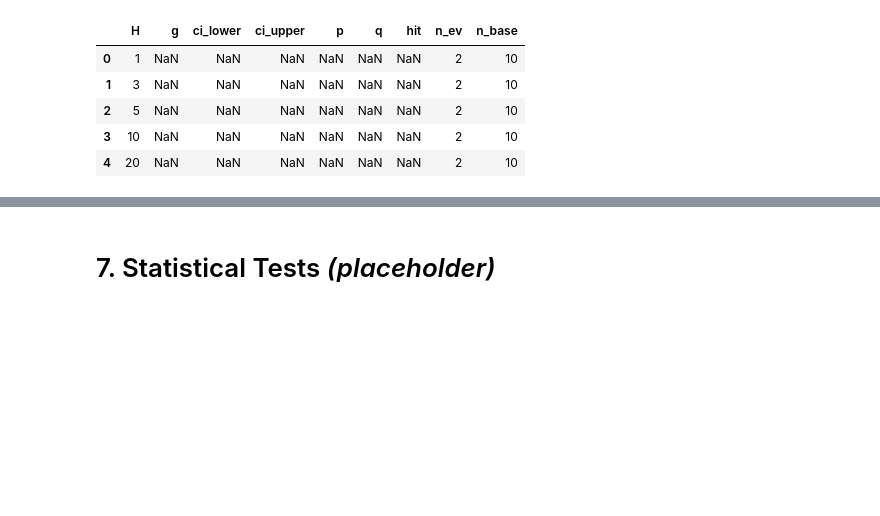
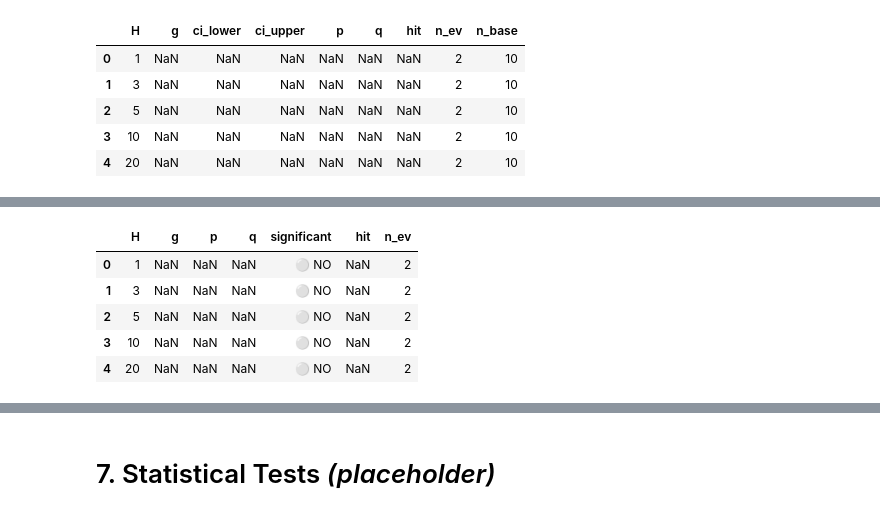
Before and after one commit to brukemekonnen17/stock_for_fun, a Jupyter notebook: Analyst_Trade_Study.ipynb, the cells around one changed output, grey strips where cells are left out. Saved outputs shown, nothing was run; the diff lists cells and outputs as text; code cells hidden in the pictures; blank space fills up the shorter version.

```diff
--- a/Analyst_Trade_Study.ipynb
+++ b/Analyst_Trade_Study.ipynb
@@ -1117,6 +1469,8 @@ def market_model_alpha_beta(df: pd.DataFrame, event_t, bm_ret: pd.Series = None)
     """
     Fit market model (alpha, beta) on pre-window [-60, -6] for each event.
     If bm_ret is None, returns (0, 1) as default (no market adjustment).
+
+    Ship-Blocker #1: Requires ≥120 overlapping bars between ticker and market data.
     """
     if bm_ret is None or bm_ret.empty:
         return 0.0, 1.0
@@ -1132,6 +1486,12 @@ def market_model_alpha_beta(df: pd.DataFrame, event_t, bm_ret: pd.Series = None)
 
     # Get returns
     ret = df_work["adj_close"].pct_change() if 'adj_close' in df_work.columns else df_work["close"].pct_change()
+
+    # SB1 Guard: Check for ≥120 overlapping bars across entire dataset
+    common_idx = ret.dropna().index.intersection(bm_ret.dropna().index)
+    if len(common_idx) < 120:
+        print(f"⚠️ Insufficient overlap: {len(common_idx)} bars (need ≥120 for CAR)")
+        return 0.0, 1.0
 
     # Pre-window: [-60, -6] days before event
     event_idx = df_work.index.get_loc(event_t)
@@ -1149,7 +1509,6 @@ def market_model_alpha_beta(df: pd.DataFrame, event_t, bm_ret: pd.Series = None)
         return 0.0, 1.0
 
     # Simple OLS: beta = cov(x,y) / var(x), alpha = mean(y) - beta * mean(x)
-    # OLS: beta = cov(x,y) / var(x), alpha = mean(y) - beta * mean(x)
     x_mean = x.mean()
     y_mean = yy.mean()
     x_centered = x - x_mean
@@ -1615,3 +2086,68 @@ Results by Horizon:
 | 2 | 5 | NaN | NaN | NaN | NaN | NaN | NaN | 2 | 10 |
 | 3 | 10 | NaN | NaN | NaN | NaN | NaN | NaN | 2 | 10 |
 | 4 | 20 | NaN | NaN | NaN | NaN | NaN | NaN | 2 | 10 |
+# %%
+# === SB3 Validation: FDR Enforcement ===
+
+print("\n" + "="*70)
+print("SHIP-BLOCKER #3 VALIDATION: FDR Multiple Testing Correction")
+print("="*70)
+
+# Check if we have statistical test results
+if 'xover_stats' in globals() and not xover_stats.empty:
+
+    print("\n--- FDR-Adjusted Significance (q<0.10) ---")
+
+    # Add explicit significance badge based on q-value
+    xover_stats['significant'] = xover_stats['q'].apply(
+        lambda q: "🟢 YES" if pd.notna(q) and q < 0.10 else "⚪ NO"
+    )
+
+    # Display results with badge
+    display_df = xover_stats[['H', 'g', 'p', 'q', 'significant', 'hit', 'n_ev']].copy()
+
+    print("\nEvidence Table (FDR-Corrected):")
+    display(display_df)
+
+    # Count significant horizons
+    sig_count = (xover_stats['q'] < 0.10).sum()
+    total_count = xover_stats['q'].notna().sum()
+
+    print(f"\n✅ FDR Correction Applied:")
+    print(f"   {sig_count}/{total_count} horizons significant at q<0.10")
+
+    # Explain the difference between p and q
+    if total_count > 0:
+        print(f"\n--- Understanding p vs q ---")
+        for _, row in xover_stats.iterrows():
+            if pd.notna(row['p']) and pd.notna(row['q']):
+                h = row['H']
+                p = row['p']
+                q = row['q']
+
+                # Determine badge based on q only (SB3 enforcement)
+                if q < 0.10:
+                    badge = "🟢 GREEN"
+                    msg = "Significant after FDR"
+                else:
+                    badge = "⚪ WHITE"
+                    if p < 0.05:
+                        msg = "p<0.05 but NOT significant after FDR (multiple testing)"
+                    else:
+                        msg = "Not significant"
+
+                print(f"   H={h:2d}: p={p:.4f}, q={q:.4f} → {badge} ({msg})")
+
+    print("\n" + "="*70)
+    print("✅ SB3 Validation Complete - FDR Enforced")
+    print("="*70)
+
+    # Critical assertion: Badge color ONLY depends on q-value
+    # In the investor card, we should NEVER use p-value alone for green badges
+    print("\n⚠️  REMINDER: Green badges ONLY when q<0.10")
+    print("   Do NOT use p<0.05 alone without FDR correction!")
+
+else:
+    print("\n⚠️ No statistical test results available for FDR validation")
+    print("   Run previous cells to compute statistics.")
+# %% [output]
@@ -1617,0 +2161,6 @@ Results by Horizon:
+|  | H | g | p | q | significant | hit | n_ev |
+| 0 | 1 | NaN | NaN | NaN | ⚪ NO | NaN | 2 |
+| 1 | 3 | NaN | NaN | NaN | ⚪ NO | NaN | 2 |
+| 2 | 5 | NaN | NaN | NaN | ⚪ NO | NaN | 2 |
+| 3 | 10 | NaN | NaN | NaN | ⚪ NO | NaN | 2 |
+| 4 | 20 | NaN | NaN | NaN | ⚪ NO | NaN | 2 |
```
Also changed, not shown: parts of 29 cells of this notebook, 18 other files.
